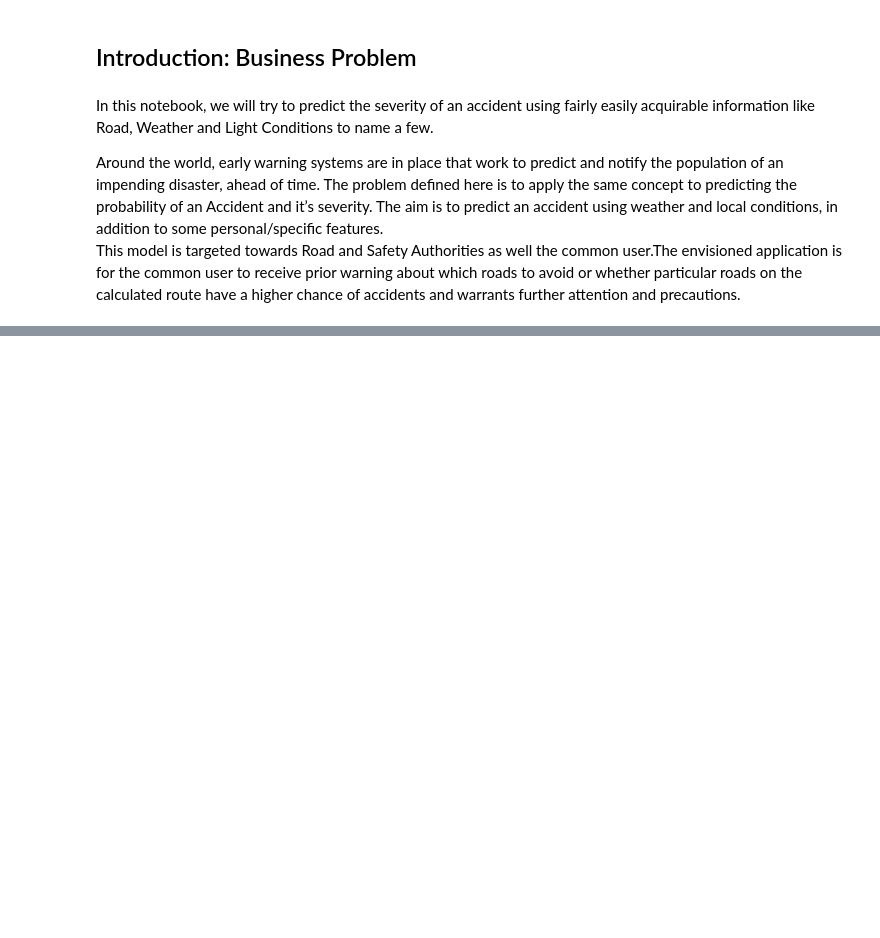
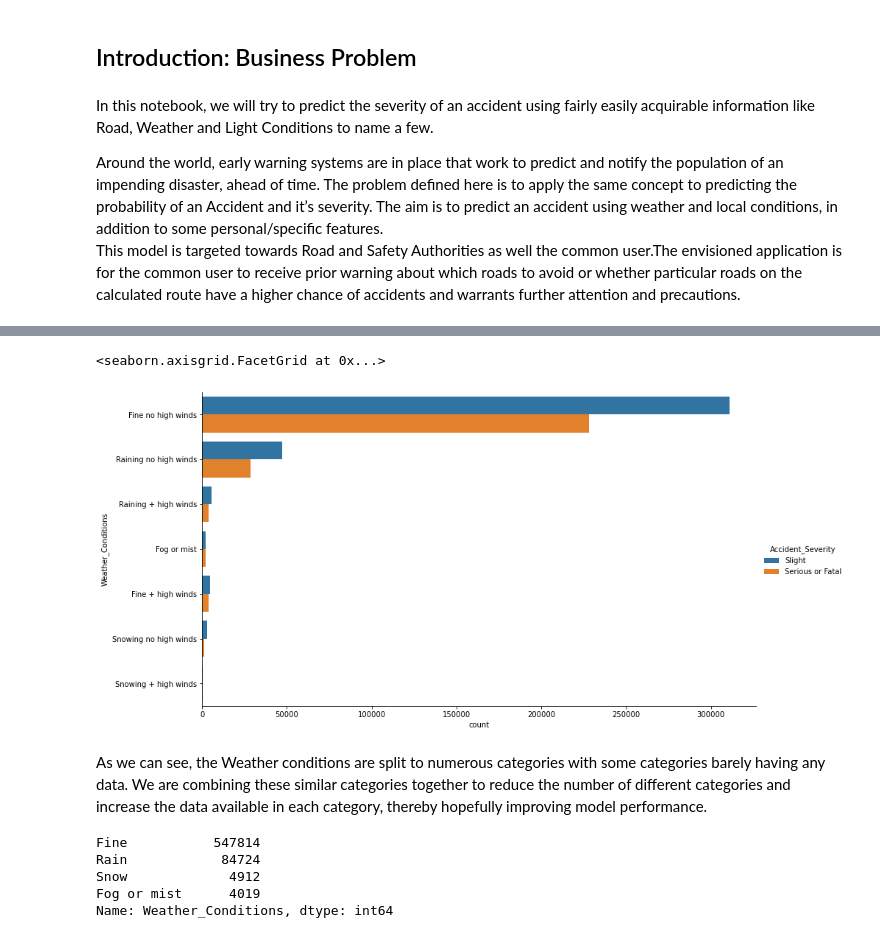
Before and after one commit to jonathandorairaj/Coursera_Capstone, a Jupyter notebook: Predicting Accident Severity.ipynb, the cells around one changed output, grey strips where cells are left out. Drawn from its saved outputs; the diff is of its cells as text; code cells hidden in the pictures; blank space fills up the shorter version.

```diff
--- a/Predicting Accident Severity.ipynb
+++ b/Predicting Accident Severity.ipynb
@@ -92,0 +232,14 @@ dtype: object
+# %%
+#resampling
+#since 2 million rows involves too much computation time and the majority of rows are predicting severity slight, lets try
+# resampling with a max of 600,000 rows
+from sklearn.utils import resample
+
+df_slight = df1[df1.Accident_Severity == 'Slight']
+df_serious = df1[df1.Accident_Severity == 'Serious']
+df_fatal = df1[df1.Accident_Severity == 'Fatal']
+
+df_slight_downsampled = resample(df_slight,
+                                 replace=False,    # sample without replacement
+                                 n_samples= 373665,     # to match minority class
+                                 random_state=4) # reproducible results
@@ -92,0 +259,4 @@ dtype: object
+# %%
+df_down['Accident_Severity'].value_counts()
+df_down['Accident_Severity'].replace('Fatal','Serious or Fatal',inplace = True)
+df_down['Accident_Severity'].replace('Serious','Serious or Fatal',inplace = True)
@@ -92,0 +286,27 @@ dtype: object
+# %%
+sns.catplot(y="Weather_Conditions", hue="Accident_Severity", kind = 'count',sharex = True,
+                 sharey = False,data=df_down,dodge = True,height = 6.45,aspect = 2)
+# %% [output]
+<seaborn.axisgrid.FacetGrid at 0x...>
+[figure, added]
+# %% [markdown]
+</p>As we can see, the Weather conditions are split to numerous categories with some categories barely having any data. We are combining these similar categories together to reduce the number of different categories and increase the data available in each category, thereby hopefully improving model performance. </p>
+# %%
+#combining subcategories into 1 main category each
+list1 = ['Fine no high winds','Fine + high winds']
+df_down['Weather_Conditions'].replace(list1,'Fine', inplace  = True)
+
+#
+list2 = ['Raining no high winds','Raining + high winds']
+df_down['Weather_Conditions'].replace(list2,'Rain', inplace  = True)
+
+list3 = ['Snowing no high winds','Snowing + high winds']
+df_down['Weather_Conditions'].replace(list3,'Snow', inplace  = True)
+
+df_down['Weather_Conditions'].value_counts()
+# %% [output]
+Fine           547814
+Rain            84724
+Snow             4912
+Fog or mist      4019
+Name: Weather_Conditions, dtype: int64
```
Also changed, not shown: parts of 96 cells of this notebook, 2 other files.
